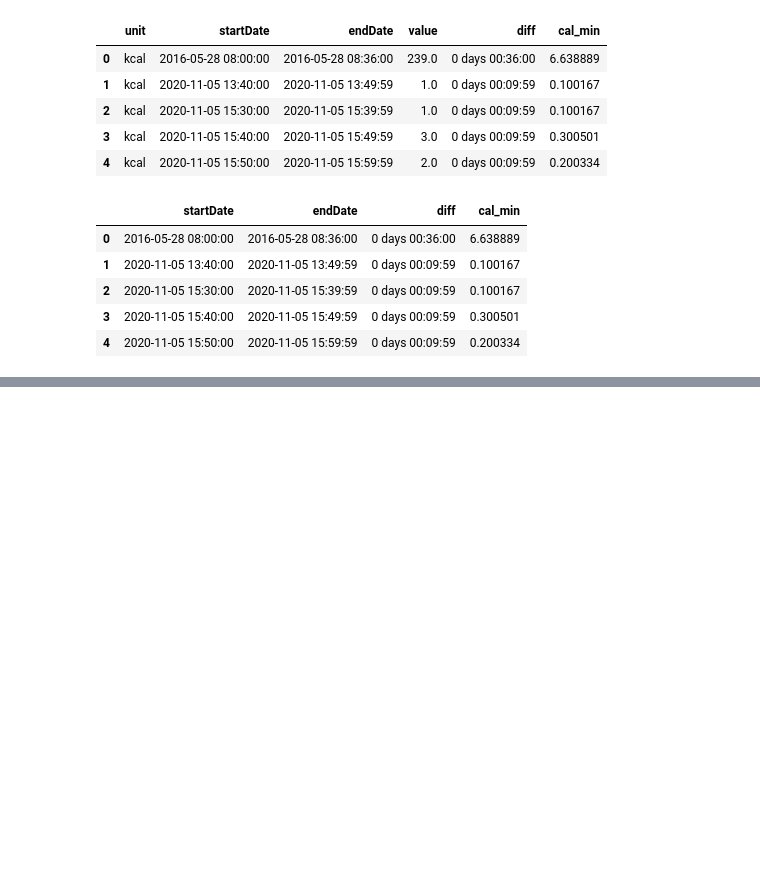
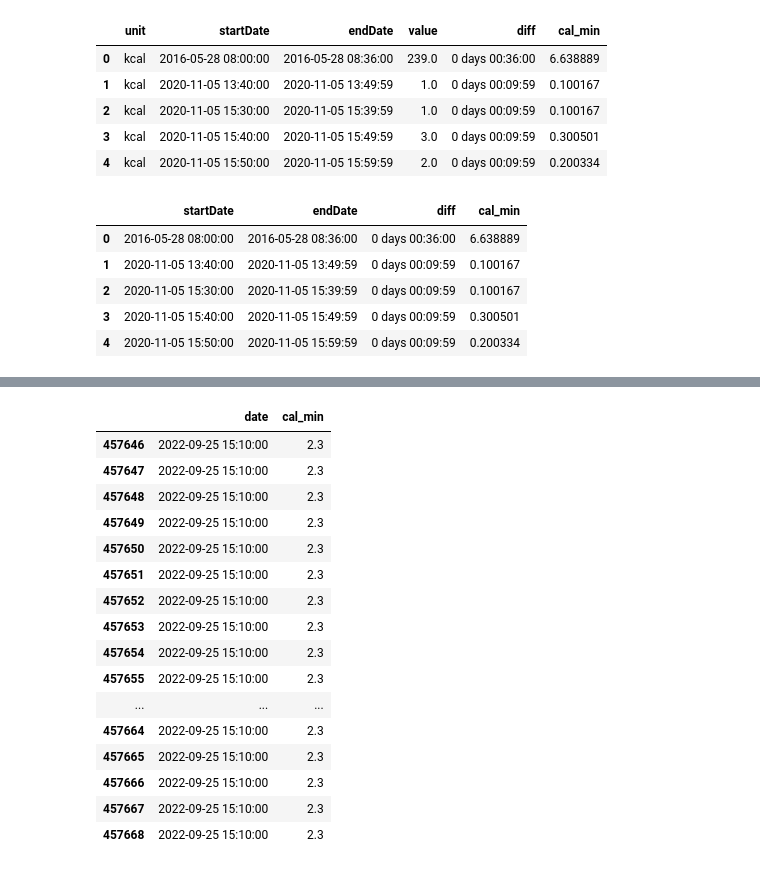
Before and after one commit to mariamino/Music_to_burn_calories_Final_Project, a Jupyter notebook: jupyter/Apple cal.ipynb, the cells around one changed output, grey strips where cells are left out. Cells and saved outputs as stored; diff of their text form; code cells hidden in the pictures; blank space fills up the shorter version.

```diff
--- a/jupyter/Apple cal.ipynb
+++ b/jupyter/Apple cal.ipynb
@@ -121,0 +96,4 @@ IndexingError: Unalignable boolean Series provided as indexer (index of the bool
+# %%
+apple.drop(columns=['endDate', 'diff'], inplace=True)
+# %%
+df = df.astype({'date': 'datetime64[ns]'})
@@ -121,0 +111,4 @@ IndexingError: Unalignable boolean Series provided as indexer (index of the bool
+# %%
+df = df.merge(apple,how='left', on= 'date')
+# %%
+df.cal_min.ffill(inplace=True)
@@ -121,0 +198,20 @@ IndexingError: Unalignable boolean Series provided as indexer (index of the bool
+# %%
+df.loc[df['date']=='2022-09-25 15:10:00']
+# %% [output]
+|  | date | cal_min |
+| 457646 | 2022-09-25 15:10:00 | 2.3 |
+| 457647 | 2022-09-25 15:10:00 | 2.3 |
+| 457648 | 2022-09-25 15:10:00 | 2.3 |
+| 457649 | 2022-09-25 15:10:00 | 2.3 |
+| 457650 | 2022-09-25 15:10:00 | 2.3 |
+| 457651 | 2022-09-25 15:10:00 | 2.3 |
+| 457652 | 2022-09-25 15:10:00 | 2.3 |
+| 457653 | 2022-09-25 15:10:00 | 2.3 |
+| 457654 | 2022-09-25 15:10:00 | 2.3 |
+| 457655 | 2022-09-25 15:10:00 | 2.3 |
+| ... | ... | ... |
+| 457664 | 2022-09-25 15:10:00 | 2.3 |
+| 457665 | 2022-09-25 15:10:00 | 2.3 |
+| 457666 | 2022-09-25 15:10:00 | 2.3 |
+| 457667 | 2022-09-25 15:10:00 | 2.3 |
+| 457668 | 2022-09-25 15:10:00 | 2.3 |
```
Also changed, not shown: parts of 86 cells of this notebook, 4 other files.
